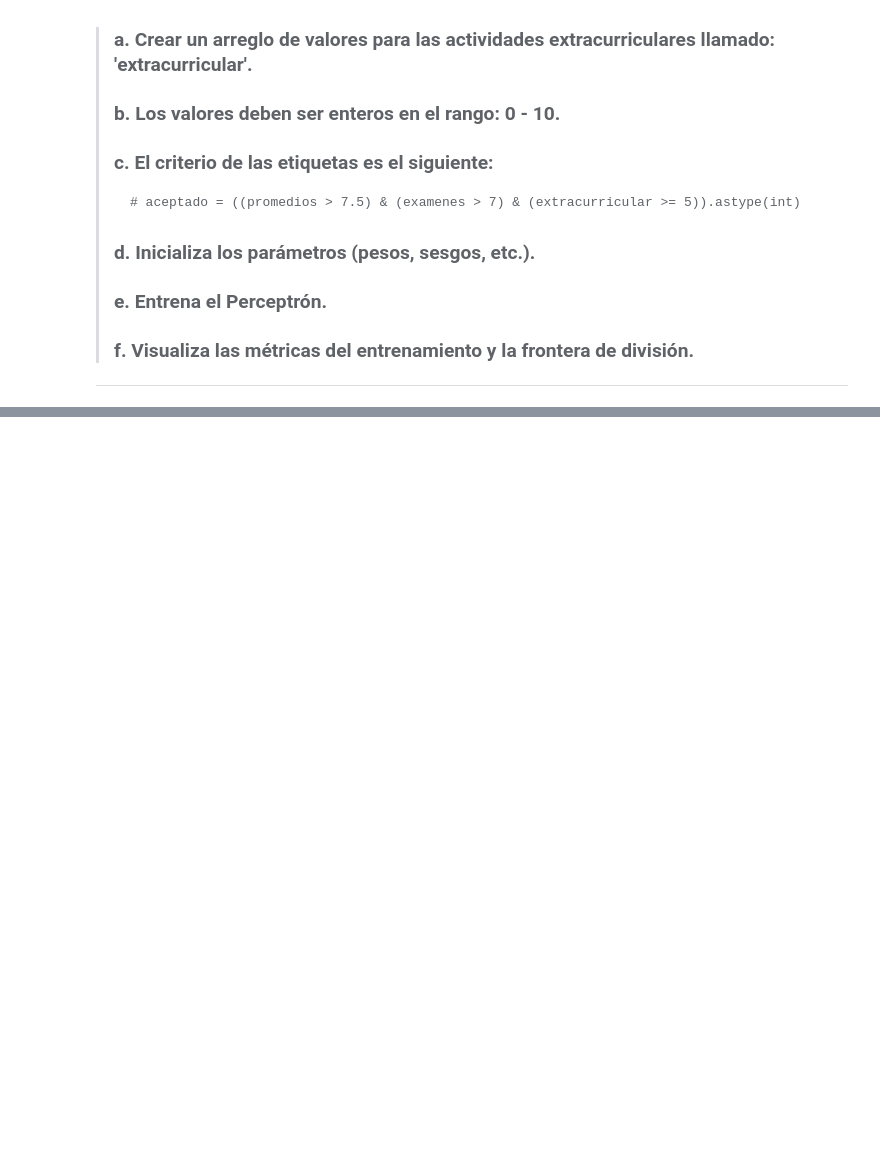
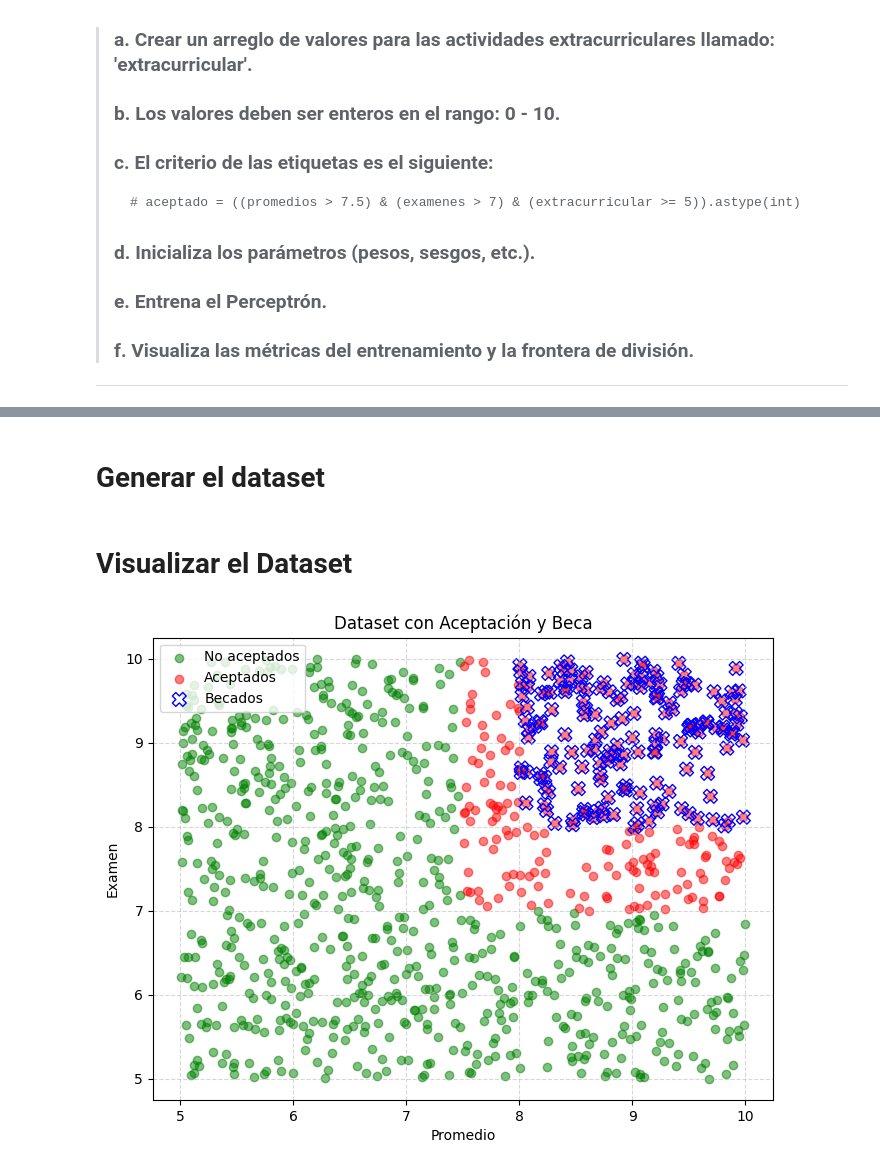
Before and after one commit to gabrielcarcedo/Programa-Intensivo-en-Ciencia-de-Datos-De-los-Fundamentos-al-Deep-Learning, a Jupyter notebook: Notebooks/PICD_Perceptrón_1.ipynb, the cells around one changed output, grey strips where cells are left out. Drawn from its saved outputs; the diff is of its cells as text; code cells hidden in the pictures; blank space fills up the shorter version.

```diff
--- a/Notebooks/PICD_Perceptrón_1.ipynb
+++ b/Notebooks/PICD_Perceptrón_1.ipynb
@@ -573,0 +515,43 @@ plt.show()
+# %% [markdown]
+# Generar el dataset
+# %%
+# Número de registros
+samples = 1000
+
+np.random.seed(10)  # semilla para reproducibilidad
+
+# Generar promedios aleatorios
+promedios = np.random.uniform(5, 10, samples)   # promedios de 5 a 10
+calif_examen  = np.random.uniform(5, 10, samples)     # resultados de examen de 50 a 100
+
+# Etiquetas
+aceptado = ((promedios > 7.5) & (calif_examen > 7)).astype(int)   # regla: si promedio > 7.5 y examen > 70 → aceptado=1
+beca = ((promedios > 8) & (calif_examen > 8)).astype(int)       # regla: si promedio > 8.5 y examen > 80 → beca=1
+
+# Visualizar los registros
+#for idx in range(samples):
+#  print(f"Promedio: {promedios[idx]:.2f}, Examen: {calif_examen[idx]:.2f} → Aceptado: {aceptado[idx]}, Beca: {beca[idx]}")
+# %% [markdown]
+# Visualizar el Dataset
+# %%
+# Visualización
+plt.figure(figsize=(8, 6))
+colors = ['r', 'g']
+
+# Aceptados
+plt.scatter(promedios[aceptado == 0], calif_examen[aceptado == 0], c=colors[1], label='No aceptados', alpha=0.5)
+plt.scatter(promedios[aceptado == 1], calif_examen[aceptado == 1], c=colors[0], label='Aceptados', alpha=0.5)
+
+# Becados
+beca_indices = np.where(beca == 1)[0]
+plt.scatter(promedios[beca_indices], calif_examen[beca_indices], facecolors='none', edgecolors='b', marker='X', s=100, label='Becados')
+
+plt.legend()
+
+plt.xlabel("Promedio")
+plt.ylabel("Examen")
+plt.title("Dataset con Aceptación y Beca")
+plt.grid(ls='--', alpha=0.5)
+plt.show()
+# %% [output]
+[figure, added]
```
Also changed, not shown: parts of 20 cells of this notebook.
